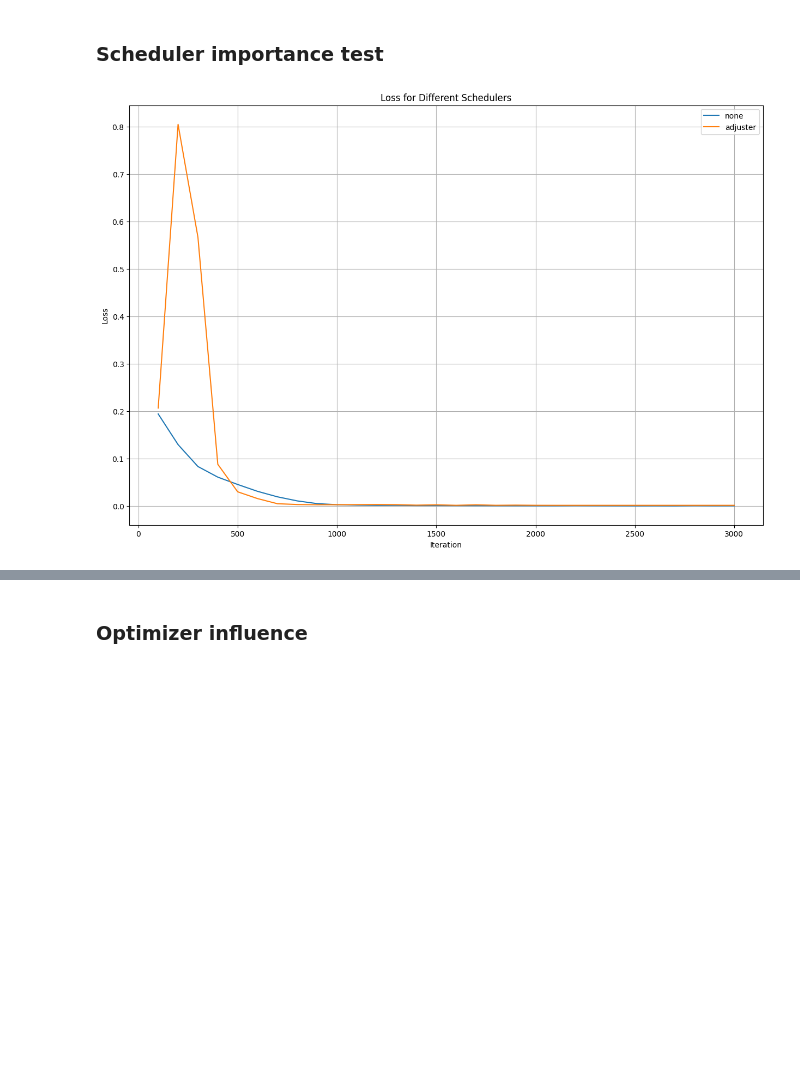
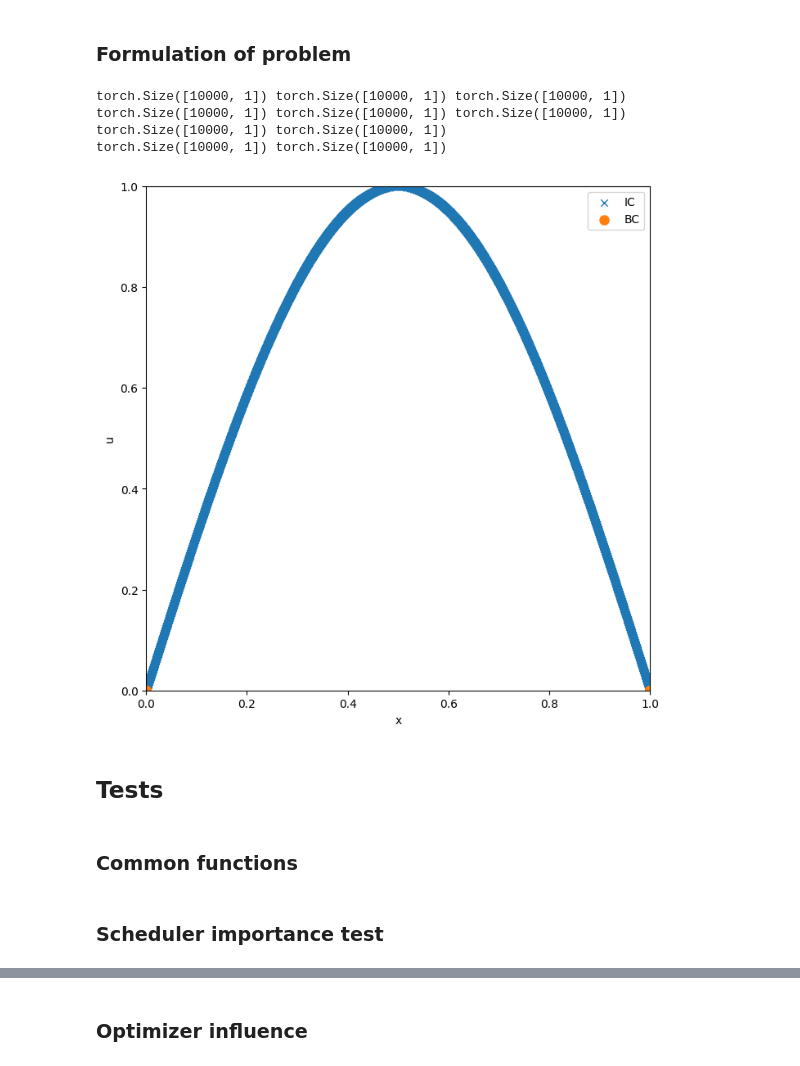
Before and after one commit to DikovAlexandr/PINN, a Jupyter notebook: TestPINN.ipynb, the cells around one changed output, grey strips where cells are left out. Saved outputs shown, nothing was run; the diff lists cells and outputs as text; code cells hidden in the pictures; blank space fills up the shorter version.

```diff
--- a/TestPINN.ipynb
+++ b/TestPINN.ipynb
@@ -25,6 +26,8 @@ import solver.visualizations as visualizations
 
 import warnings
 warnings.filterwarnings("ignore")
+# %% [markdown]
+### Formulation of problem
 # %%
 def initial_condition_function(x):
     return torch.sin(torch.pi * torch.tensor(x))
@@ -75,26 +78,43 @@ def fdm_solver(problem, Nx, last_only=False):
 # %%
 geom = geometry.Interval(0.0, 1.0)
 period = timedomain.TimeDomain(0.0, 0.5)
 
 initial_conditions = conditions.InitialConditions()
 initial_conditions.set_initial_conditions(geom=geom, time=period,
                                           initial_func=initial_condition_function,
-                                          num_points=1000, random=False, device="cuda:0")
+                                          num_points=10000, random=False, device="cuda:0")
+x, t, u = initial_conditions.get_initial_conditions()
+print(x.shape, t.shape, u.shape)
+
 boundary_conditions = conditions.BoundaryConditions()
 boundary_conditions.set_boundary_conditions(geom=geom, time=period,
                                             boundary_func=boundary_condition_function,
-                                            num_points=1000, random=False, device="cuda:0")
+                                            num_points=10000, random=False, device="cuda:0")
+x, t, u = boundary_conditions.get_boundary_conditions()
+print(x.shape, t.shape, u.shape)
+
+pde_heat = pde.PDE('heat', alpha=0.1)
 
 equation = conditions.Equation()
-equation.set_equation(geom=geom, time=period, num_points=1000, random=False, device="cuda:0")
+equation.set_equation(pde=pde_heat, geom=geom, time=period, num_points=10000, random=False, device="cuda:0")
+x, t = equation.get_equation_points()
+print(x.shape, t.shape)
 
 test = conditions.Test()
-test.set_test(geom=geom, time=period, num_points=100, random=False, device="cuda:0")
+test.set_test(geom=geom, time=period, num_points=10000, random=False, device="cuda:0")
+x, t = test.get_test()
+print(x.shape, t.shape)
 
 problem = conditions.Problem(initial_conditions, boundary_conditions,
                              equation, test, geom, period, alpha=0.1)
 
-# visualizations.conditions_plot(problem, t=0.0)
+visualizations.conditions_plot(problem, t=0.0)
+# %% [output]
+torch.Size([10000, 1]) torch.Size([10000, 1]) torch.Size([10000, 1])
+torch.Size([10000, 1]) torch.Size([10000, 1]) torch.Size([10000, 1])
+torch.Size([10000, 1]) torch.Size([10000, 1])
+torch.Size([10000, 1]) torch.Size([10000, 1])
+[figure, added]
 # %%
 # x_initial, t_initial, u_initial = problem.initial_conditions.get_initial_conditions()
 # x_boundary, t_boundary, u_boundary = problem.boundary_conditions.get_boundary_conditions()
@@ -110,3 +130,7 @@ problem = conditions.Problem(initial_conditions, boundary_conditions,
 # solution.set_solution(x_equation, t_equation, u_equation)
 
 # visualizations.solution_surface_plot(problem, solution)
+# %% [markdown]
+## Tests
+# %% [markdown]
+### Common functions
@@ -200,4 +225,0 @@ def plot_scheduler_loss(output_path):
-# %%
-plot_scheduler_loss('out')
-# %% [output]
-[figure, removed]
```
Also changed, not shown: parts of 39 cells of this notebook, 2 other files.
